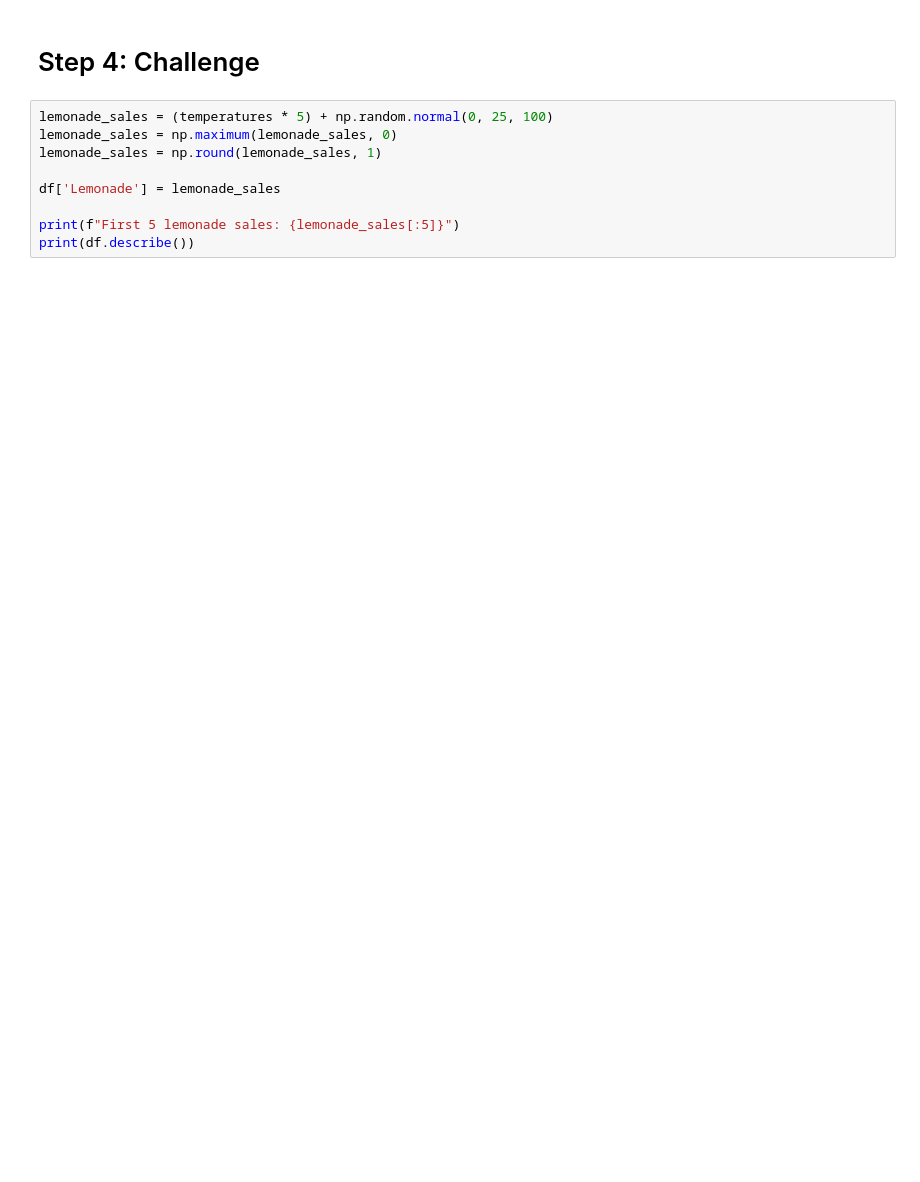
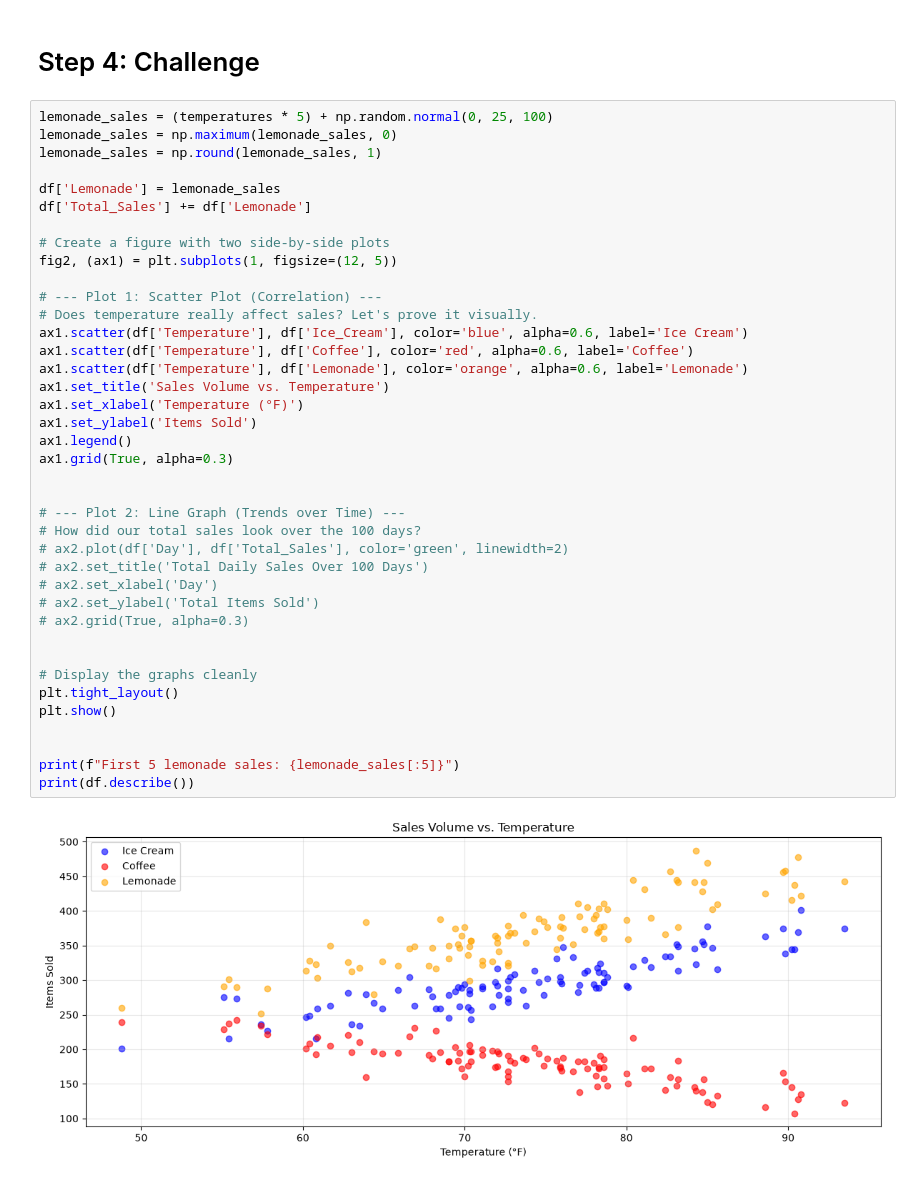
Before and after one commit to jmasaschi/cosc470_2026, a Jupyter notebook: jakefolder/lab2/lab2skj.ipynb, the cells around one changed output. Saved outputs shown, nothing was run; the diff lists cells and outputs as text; blank space fills up the shorter version.

Commit message:
update plot

```diff
--- a/jakefolder/lab2/lab2skj.ipynb
+++ b/jakefolder/lab2/lab2skj.ipynb
@@ -130,10 +129,41 @@ plt.show()
 # %%
 lemonade_sales = (temperatures * 5) + np.random.normal(0, 25, 100)
 lemonade_sales = np.maximum(lemonade_sales, 0)
 lemonade_sales = np.round(lemonade_sales, 1)
 
 df['Lemonade'] = lemonade_sales
+df['Total_Sales'] += df['Lemonade']
+
+# Create a figure with two side-by-side plots
+fig2, (ax1) = plt.subplots(1, figsize=(12, 5))
+
+# --- Plot 1: Scatter Plot (Correlation) ---
+# Does temperature really affect sales? Let's prove it visually.
+ax1.scatter(df['Temperature'], df['Ice_Cream'], color='blue', alpha=0.6, label='Ice Cream')
+ax1.scatter(df['Temperature'], df['Coffee'], color='red', alpha=0.6, label='Coffee')
+ax1.scatter(df['Temperature'], df['Lemonade'], color='orange', alpha=0.6, label='Lemonade')
+ax1.set_title('Sales Volume vs. Temperature')
+ax1.set_xlabel('Temperature (°F)')
+ax1.set_ylabel('Items Sold')
+ax1.legend()
+ax1.grid(True, alpha=0.3)
+
+
+# --- Plot 2: Line Graph (Trends over Time) ---
+# How did our total sales look over the 100 days?
+# ax2.plot(df['Day'], df['Total_Sales'], color='green', linewidth=2)
+# ax2.set_title('Total Daily Sales Over 100 Days')
+# ax2.set_xlabel('Day')
+# ax2.set_ylabel('Total Items Sold')
+# ax2.grid(True, alpha=0.3)
+
+
+# Display the graphs cleanly
+plt.tight_layout()
+plt.show()
+
 
 print(f"First 5 lemonade sales: {lemonade_sales[:5]}")
 print(df.describe())
 # %% [output]
+[figure, added]
```
Also changed, not shown: parts of 2 cells of this notebook.
